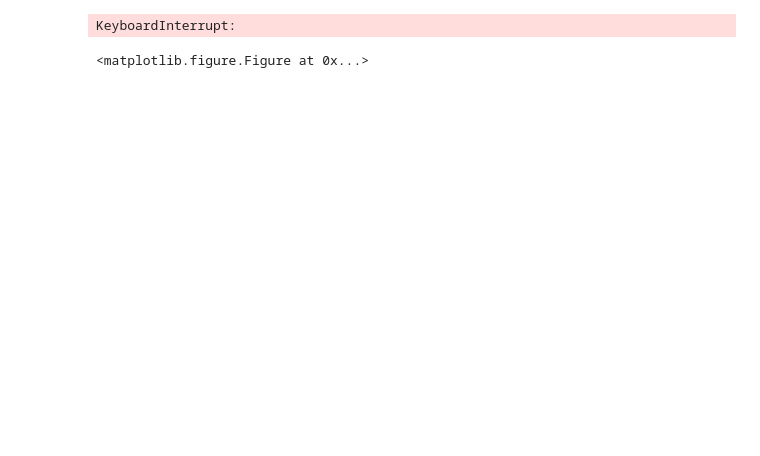
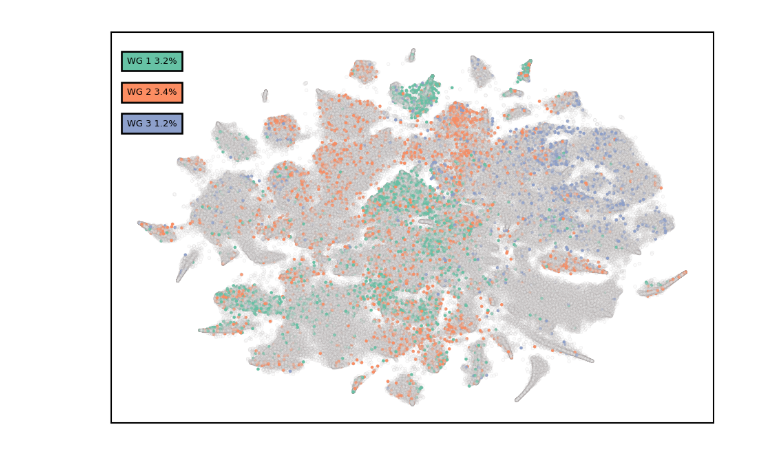
Before and after one commit to mcallaghan/cc-topography, a Jupyter notebook: code/t-sne.ipynb, the cells around one changed output. Cells and saved outputs as stored; diff of their text form; code cells hidden in the pictures; blank space fills up the shorter version.

```diff
--- a/code/t-sne.ipynb
+++ b/code/t-sne.ipynb
@@ -32,7 +32,7 @@ fig = plt.figure(dpi=188)
 
 colors = ['#b3e2cd','#fdcdac','#cbd5e8','#f4cae4','#e6f5c9','#fff2ae']
 colors = ['#b3e2cd','#fdcdac','#cbd5e8','#f4cae4','#e6f5c9','#fff2ae','#f1e2cc']
-colors = ['#7fc97f','#beaed4','#fdc086','#ffff99','#386cb0','#f0027f','#bf5b17']
+colors = ['#7fc97f','#beaed4','#fdc086','#ffff99','#386cb0','#f0027f','#F0F0F0']
 oecd_cats = list(Doc.objects.filter(id__in=r_ind).distinct('wc__oecd').values('wc__oecd'))
 for i,c in enumerate(oecd_cats):
     c['docs'] = list(Doc.objects.filter(id__in=r_ind,wc__oecd=c['wc__oecd']).values_list('id',flat=True))
@@ -43,7 +43,7 @@ for i,c in enumerate(oecd_cats):
 for i,did in enumerate(r_ind):
     x = tsne_results[i,0]
     y = tsne_results[i,1]
-    col = "grey"
+    col = "#F0F0F0"
     for c in oecd_cats:
         if did in c['docs']:
             col = c['color']
@@ -55,11 +55,12 @@ for i,did in enumerate(r_ind):
 plt.scatter(
     xs,
     ys,
-    s=4,
+    s=3,
+    alpha=0.6,
     #s=sizes,
     linewidth=0.1,
     c=cs,
-    edgecolor='k'
+    edgecolor='#a39c9c66'
 )
 
 l = plt.xlim()[0]
@@ -83,9 +84,6 @@ for i,c in enumerate(oecd_cats):
     )
 plt.savefig('../tsne_results/plots/run_{}_s_{}_p{}_oecds.png'.format(run_id,s,p))
 plt.show()
-# %% [output]
-KeyboardInterrupt:
-<matplotlib.figure.Figure at 0x...>
 # %%
 colors=["#66c2a5","#fc8d62","#8da0cb"]
 
@@ -107,7 +105,7 @@ ldocs = 0
 for i,did in enumerate(r_ind):
     x = tsne_results[i,0]
     y = tsne_results[i,1]
-    col = "#F0F0F0"
+    col = "#F0F0F026"
     al = 0.5
     for c in wgs:
         if did in c['docs']:
@@ -119,32 +117,45 @@ for i,did in enumerate(r_ind):
     ys.append(y)
     ldocs+=1
 
 
 plt.scatter(
     xs,
     ys,
     s=3,
-    alpha=alphas,
+    #alpha=alphas,
     #s=sizes,
     linewidth=0.1,
     c=cs,
-    edgecolor='k'
+    edgecolor='#a39c9c66'
 )
 
 l = plt.xlim()[0]
 t = plt.ylim()[1]
 yextent = plt.ylim()[1]- plt.ylim()[0]
 ysp = yextent*0.08
 for i,c in enumerate(wgs):
     plt.text(
         l*0.95,
         t-ysp-i*ysp,
         "WG {} {:.1%}".format(c['wg'],len(c['docs'])/ldocs),
         fontsize=5,
         bbox={
             'facecolor': c['color'],
             'pad': 3
         }
     )
+
+plt.tick_params(
+    axis='both',
+    which='both',
+    bottom=False,
+    top=False,
+    labelbottom=False,
+    left=False,
+    labelleft=False
+)
+
 plt.savefig('../tsne_results/plots/run_{}_s_{}_p{}_wgs.png'.format(run_id,s,p))
 plt.show()
+# %% [output]
+[figure, added]
```
Also changed, not shown: 16 other files.
